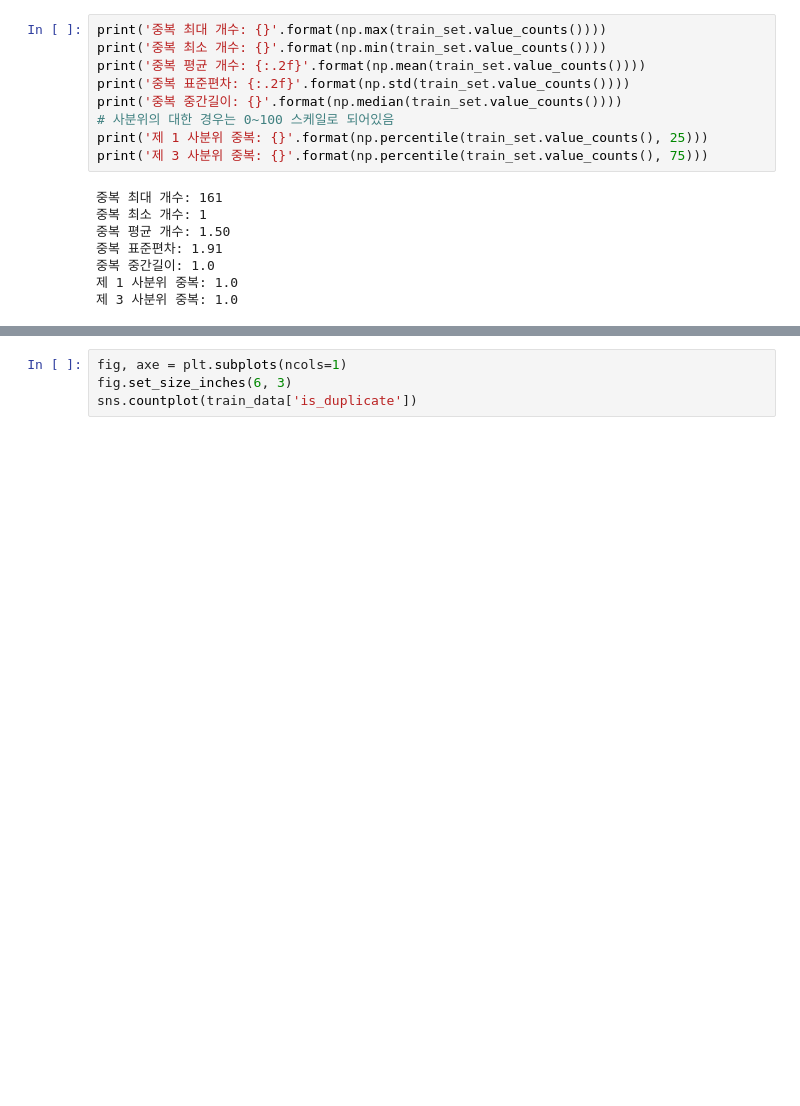
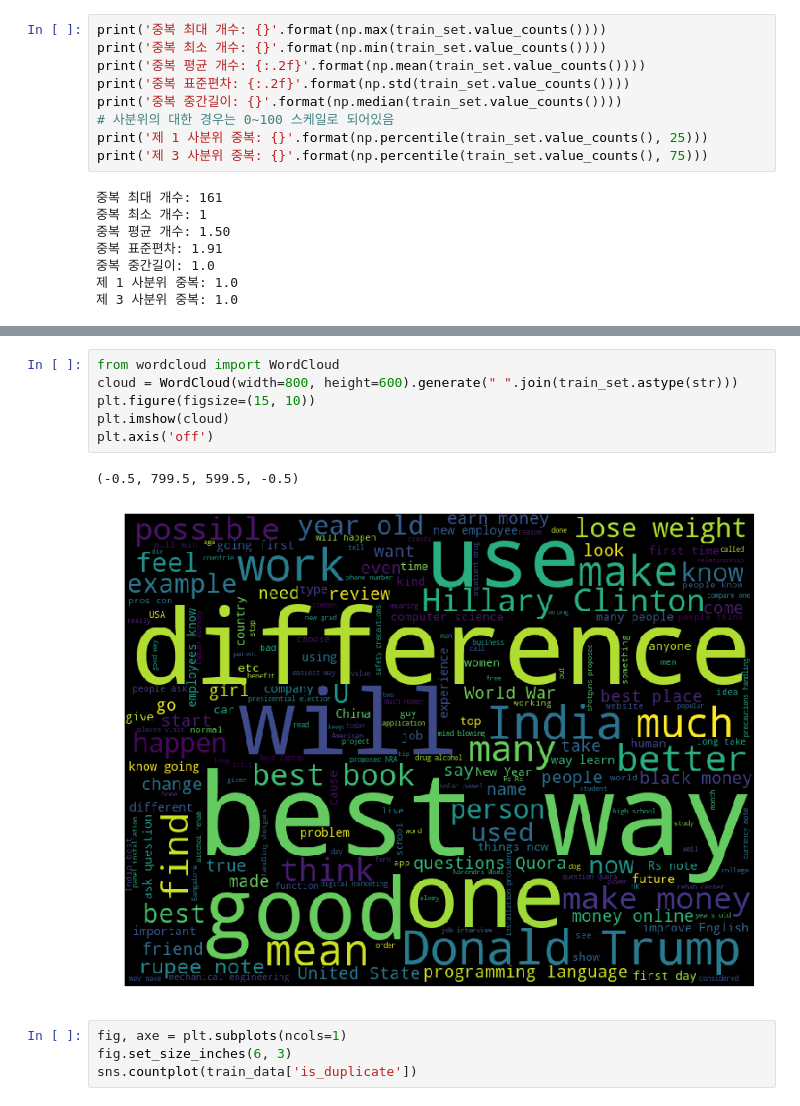
Before and after one commit to NLP-kr/tensorflow-ml-nlp, a Jupyter notebook: 5.TEXT_SIM/5.2.EDA&preprocessing.ipynb, the cells around one changed output, grey strips where cells are left out. Cells and saved outputs as stored; diff of their text form; blank space fills up the shorter version.

Commit message:
Add files via upload
책 246 wordcloud, 책 247 문자 단위 그래픽 그리는 것이 깃허브에는 없습니다.

```diff
--- a/5.TEXT_SIM/5.2.EDA&preprocessing.ipynb
+++ b/5.TEXT_SIM/5.2.EDA&preprocessing.ipynb
@@ -121,4 +121,13 @@ plt.boxplot([train_set.value_counts()],
 [figure]
+# %%
+from wordcloud import WordCloud
+cloud = WordCloud(width=800, height=600).generate(" ".join(train_set.astype(str)))
+plt.figure(figsize=(15, 10))
+plt.imshow(cloud)
+plt.axis('off')
+# %% [output]
+(-0.5, 799.5, 599.5, -0.5)
+[figure, added]
 # %%
 fig, axe = plt.subplots(ncols=1)
 fig.set_size_inches(6, 3)
```
Also changed, not shown: parts of 3 cells of this notebook.
